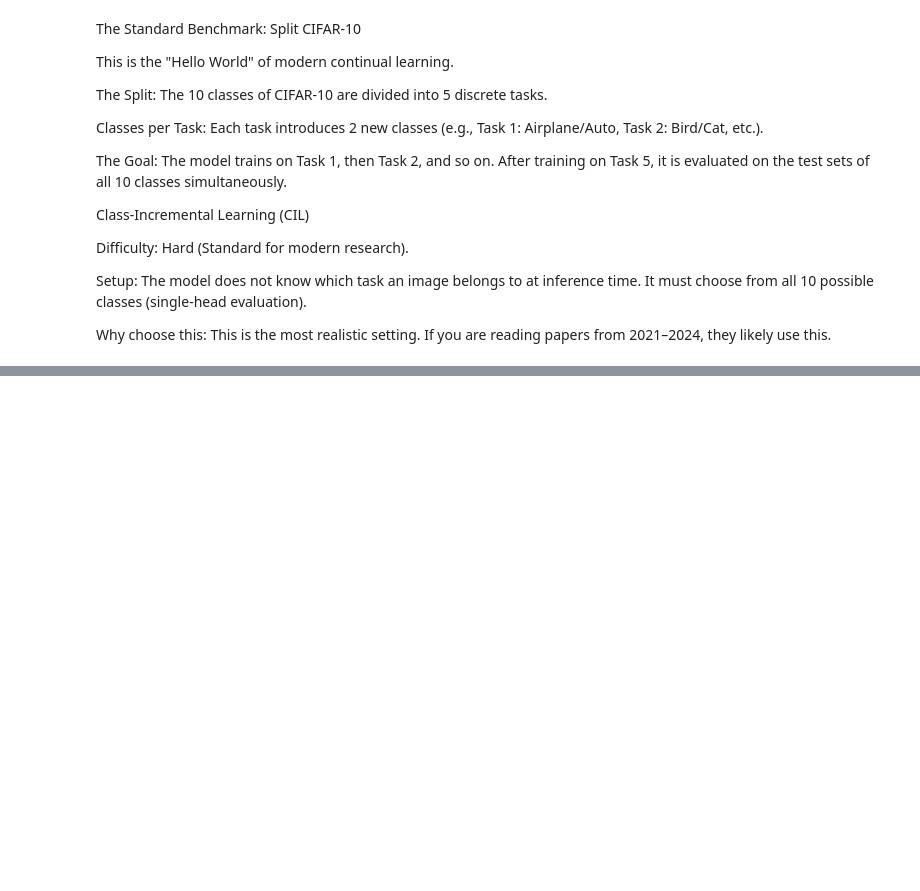
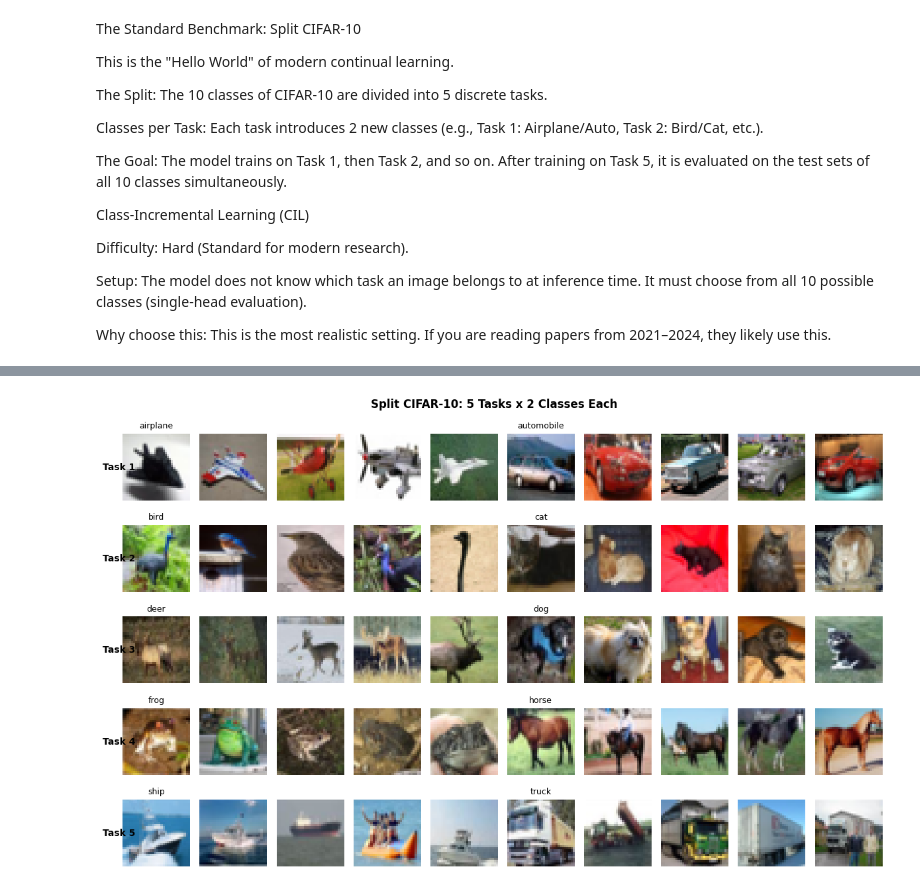
Before and after one commit to caoandong/personal-site, a Jupyter notebook: src/app/writing/continual-learning-01/explore.ipynb, the cells around one changed output, grey strips where cells are left out. Cells and saved outputs as stored; diff of their text form; code cells hidden in the pictures; blank space fills up the shorter version.

```diff
--- a/src/app/writing/continual-learning-01/explore.ipynb
+++ b/src/app/writing/continual-learning-01/explore.ipynb
@@ -117,0 +156,14 @@ class CifarLoader:
+# %%
+# Create the benchmark
+benchmark = SplitCIFAR10(full_train_dataset, full_test_dataset, batch_size=128)
+
+# Print task structure
+print("Split CIFAR-10 Benchmark")
+print("=" * 40)
+for task_index in range(NUMBER_OF_TASKS):
+    class_indices = TASK_CLASSES[task_index]
+    class_names = [CLASS_NAMES[i] for i in class_indices]
+    train_count = len(benchmark.train_indices_per_task[task_index])
+    test_count = len(benchmark.test_indices_per_task[task_index])
+    print(f"Task {task_index + 1}: {class_names}")
+    print(f"         Train samples: {train_count}, Test samples: {test_count}")
@@ -117,0 +183,69 @@ class CifarLoader:
+# %%
+# Load raw dataset without normalization for visualization
+raw_dataset = datasets.CIFAR10(
+    root="./data",
+    train=True,
+    download=False,
+    transform=transforms.ToTensor(),
+)
+
+
+def get_samples_for_class(dataset, class_index, number_of_samples=5):
+    """Get sample images for a specific class."""
+    samples = []
+    for image, label in dataset:
+        if label == class_index:
+            samples.append(image)
+            if len(samples) >= number_of_samples:
+                break
+    return samples
+
+
+def visualize_task_structure(dataset, samples_per_class=5):
+    """Visualize the Split CIFAR-10 task structure with sample images."""
+
+    figure, axes = plt.subplots(
+        nrows=NUMBER_OF_TASKS,
+        ncols=samples_per_class * CLASSES_PER_TASK,
+        figsize=(samples_per_class * CLASSES_PER_TASK * 1.2, NUMBER_OF_TASKS * 1.5),
+    )
+
+    for task_index in range(NUMBER_OF_TASKS):
+        class_indices = TASK_CLASSES[task_index]
+
+        column_offset = 0
+        for class_index in class_indices:
+            samples = get_samples_for_class(dataset, class_index, samples_per_class)
+
+            for sample_index, image in enumerate(samples):
+                axis = axes[task_index, column_offset + sample_index]
+
+                # Convert tensor to numpy for display (C, H, W) -> (H, W, C)
+                image_numpy = image.permute(1, 2, 0).numpy()
+                axis.imshow(image_numpy)
+                axis.axis("off")
+
+                # Add class name label on first row of each class
+                if sample_index == 0:
+                    axis.set_title(CLASS_NAMES[class_index], fontsize=9)
+
+            column_offset += samples_per_class
+
+        # Add task label on the left
+        axes[task_index, 0].annotate(
+            f"Task {task_index + 1}",
+            xy=(-0.3, 0.5),
+            xycoords="axes fraction",
+            fontsize=10,
+            fontweight="bold",
+            verticalalignment="center",
+        )
+
+    plt.suptitle("Split CIFAR-10: 5 Tasks x 2 Classes Each", fontsize=12, fontweight="bold")
+    plt.tight_layout()
+    plt.show()
+
+
+visualize_task_structure(raw_dataset, samples_per_class=5)
+# %% [output]
+[figure, added]
```
Also changed, not shown: parts of 13 cells of this notebook, 6 other files.
